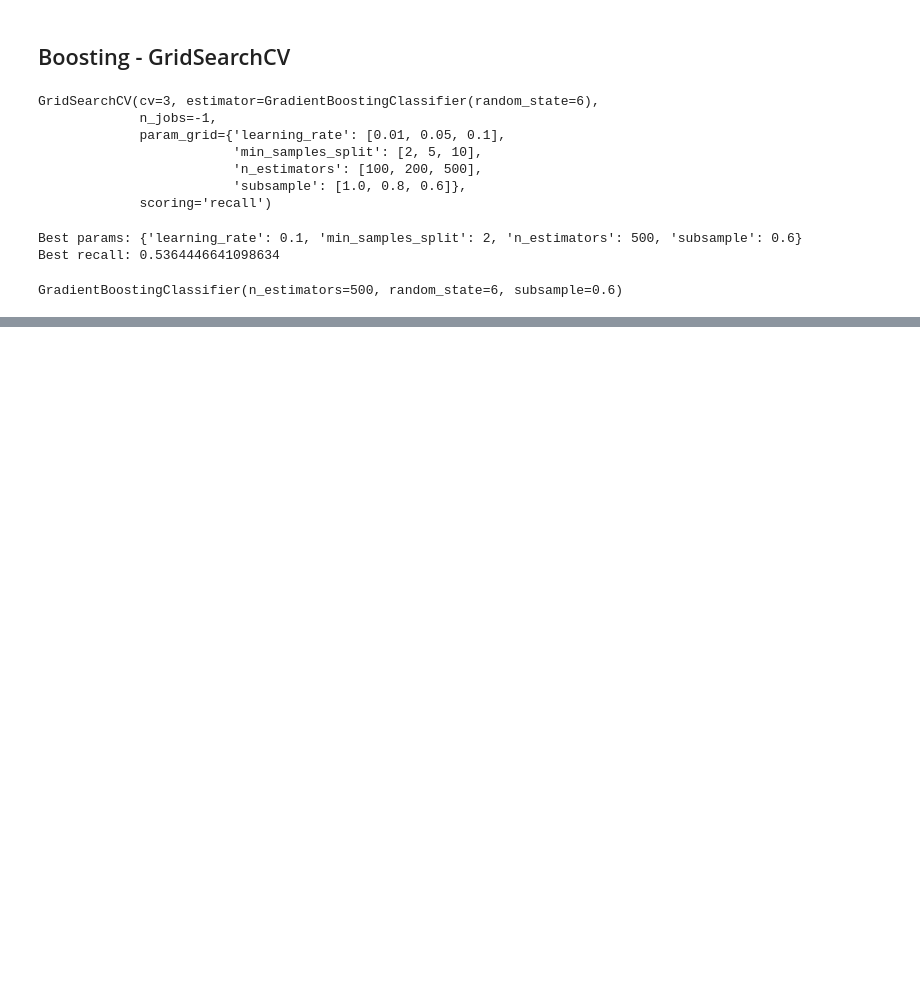
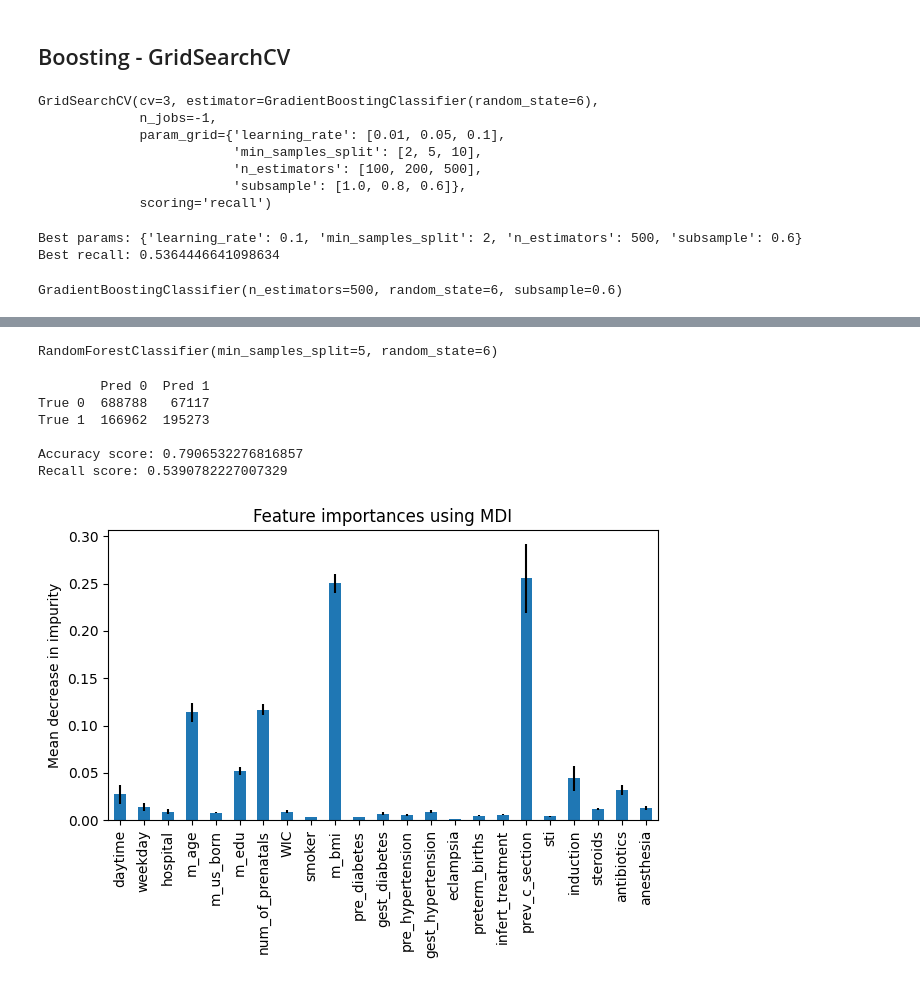
Before and after one commit to austin-maison/cdc-birth-predictor, a Jupyter notebook: notebooks/02-analysis.ipynb, the cells around one changed output, grey strips where cells are left out. Saved outputs shown, nothing was run; the diff lists cells and outputs as text; code cells hidden in the pictures; blank space fills up the shorter version.

Commit message:
Run model on full dataset

```diff
--- a/notebooks/02-analysis.ipynb
+++ b/notebooks/02-analysis.ipynb
@@ -481,0 +488,8 @@ recall_score(y_test, y_pred)
+# %%
+X_train, X_test, y_train, y_test = train_test_split(X, y, test_size=0.33, random_state=random_seed)
+# %%
+rf_final = RandomForestClassifier(min_samples_split=5, random_state=random_seed)
+# %%
+rf_final.fit(X_train, y_train)
+# %% [output]
+RandomForestClassifier(min_samples_split=5, random_state=6)
@@ -481,0 +498,24 @@ recall_score(y_test, y_pred)
+# %%
+# Running the model on the entire dataset has virtually no effect
+# on its accuracy and only a mild improvement on the recall.
+model_eval(y_test, y_pred)
+# %% [output]
+        Pred 0  Pred 1
+True 0  688788   67117
+True 1  166962  195273
+
+Accuracy score: 0.7906532276816857
+Recall score: 0.5390782227007329
+# %%
+importances = rf_final.feature_importances_
+std = np.std([tree.feature_importances_ for tree in rf_final.estimators_], axis=0)
+# %%
+forest_importances = pd.Series(importances, index=X.columns)
+
+fig, ax = plt.subplots()
+forest_importances.plot.bar(yerr=std, ax=ax)
+ax.set_title("Feature importances using MDI")
+ax.set_ylabel("Mean decrease in impurity")
+fig.tight_layout()
+# %% [output]
+[figure, added]
```
Also changed, not shown: parts of 26 cells of this notebook.
